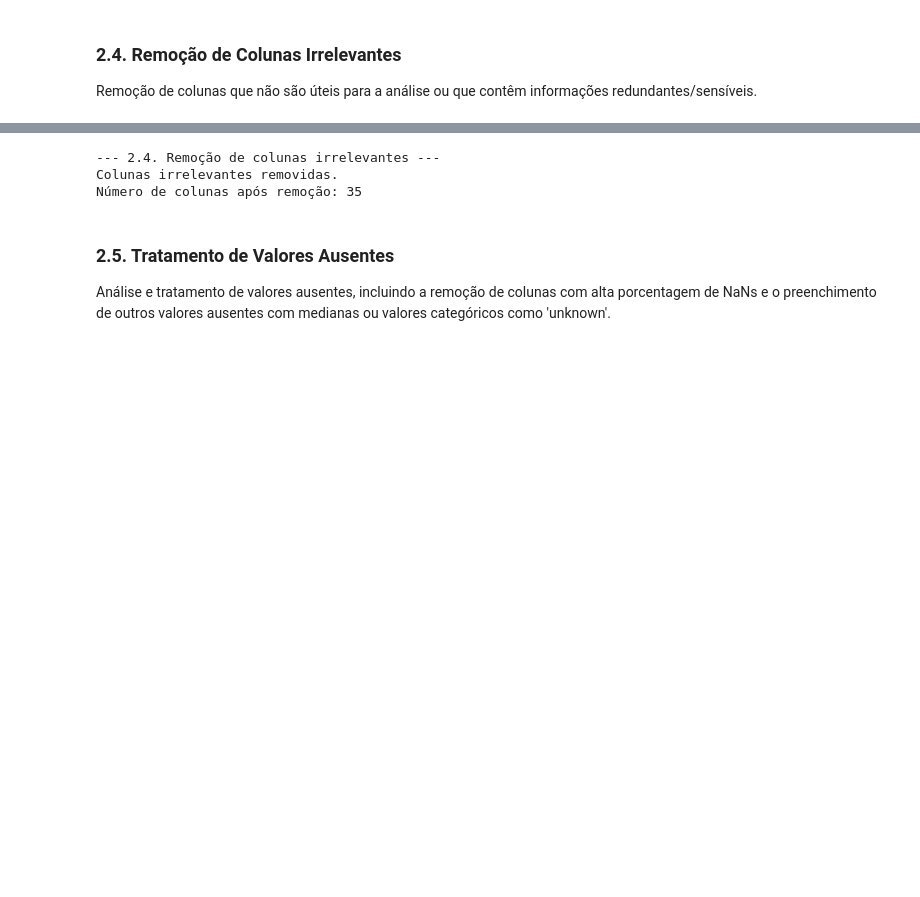
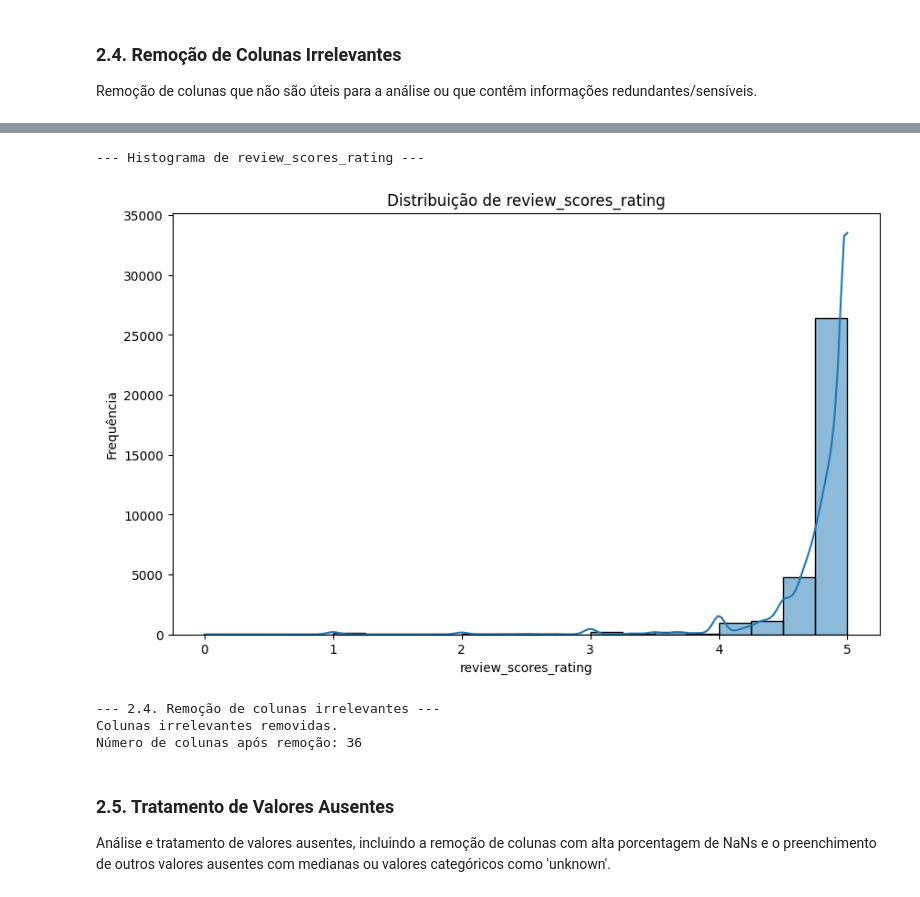
Before and after one commit to RaphaelRAY/airbnb-rating-ml, a Jupyter notebook: notebooks/01_limpeza_e_preprocessamento.ipynb, the cells around one changed output, grey strips where cells are left out. Saved outputs shown, nothing was run; the diff lists cells and outputs as text; code cells hidden in the pictures; blank space fills up the shorter version.

```diff
--- a/notebooks/01_limpeza_e_preprocessamento.ipynb
+++ b/notebooks/01_limpeza_e_preprocessamento.ipynb
@@ -107,9 +120,24 @@ Remoção de colunas que não são úteis para a análise ou que contêm informa
+# %%
+import matplotlib.pyplot as plt
+import seaborn as sns
+
+print("\n--- Histograma de review_scores_rating ---")
+plt.figure(figsize=(10, 6))
+sns.histplot(df['review_scores_rating'], kde=True, bins=20)
+plt.title('Distribuição de review_scores_rating')
+plt.xlabel('review_scores_rating')
+plt.ylabel('Frequência')
+plt.show()
+# %% [output]
+--- Histograma de review_scores_rating ---
+[figure, added]
 # %%
 print("\n--- 2.4. Remoção de colunas irrelevantes ---")
 drop_cols = [
     "listing_url", "name", "description", "neighborhood_overview", "picture_url",
     "host_url", "host_name", "host_thumbnail_url", "host_picture_url",
-    "license", "reviews_per_month", "review_scores_rating",
+    "license", "reviews_per_month",
+    #"review_scores_rating",
     "calendar_updated", "neighbourhood_group_cleansed",  'id',
     'scrape_id',
     'source',
@@ -135,7 +163,7 @@ print(f"Número de colunas após remoção: {df.shape[1]}")
 # %% [output]
 --- 2.4. Remoção de colunas irrelevantes ---
 Colunas irrelevantes removidas.
-Número de colunas após remoção: 35
+Número de colunas após remoção: 36
 # %% [markdown]
 ### 2.5. Tratamento de Valores Ausentes
 
```
Also changed, not shown: parts of 7 cells of this notebook.
